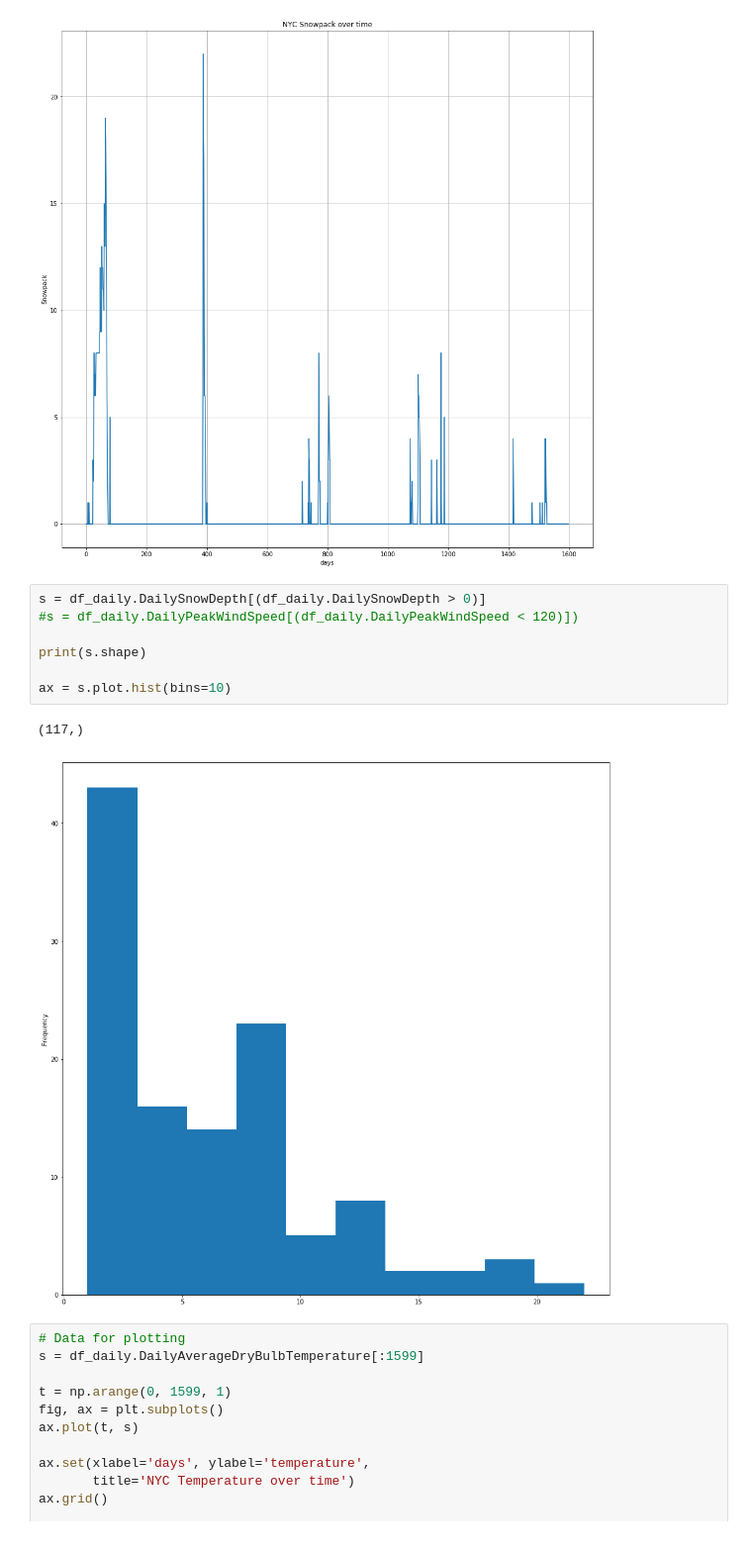
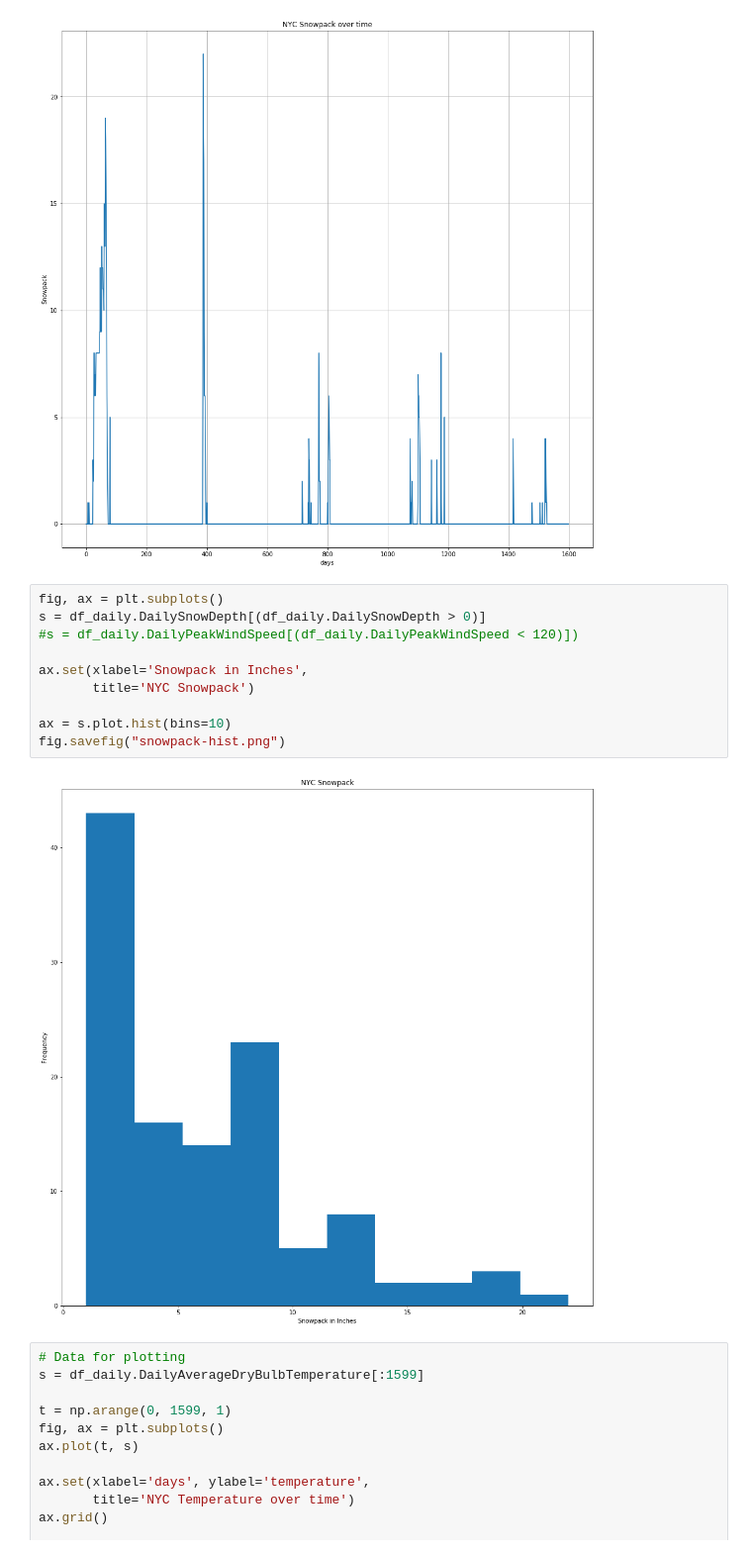
Before and after one commit to DThompson55/CourseraAdvancedDataScienceCapstone, a Jupyter notebook: Visualize_Weather.ipynb, the cells around one changed output. Shown at 99% size. Saved outputs shown, nothing was run; the diff lists cells and outputs as text.

```diff
--- a/Visualize_Weather.ipynb
+++ b/Visualize_Weather.ipynb
@@ -98,15 +104,17 @@ plt.show()
 # %% [output]
 [figure]
 # %%
+fig, ax = plt.subplots()
 s = df_daily.DailySnowDepth[(df_daily.DailySnowDepth > 0)]
 #s = df_daily.DailyPeakWindSpeed[(df_daily.DailyPeakWindSpeed < 120)])
 
-print(s.shape)
+ax.set(xlabel='Snowpack in Inches',
+       title='NYC Snowpack')
 
 ax = s.plot.hist(bins=10)
+fig.savefig("snowpack-hist.png")
 # %% [output]
-(117,)
-[figure, old version]
+[figure, new version]
 # %%
 # Data for plotting
 s = df_daily.DailyAverageDryBulbTemperature[:1599]
```
Also changed, not shown: parts of 10 cells of this notebook, 8 other files.
